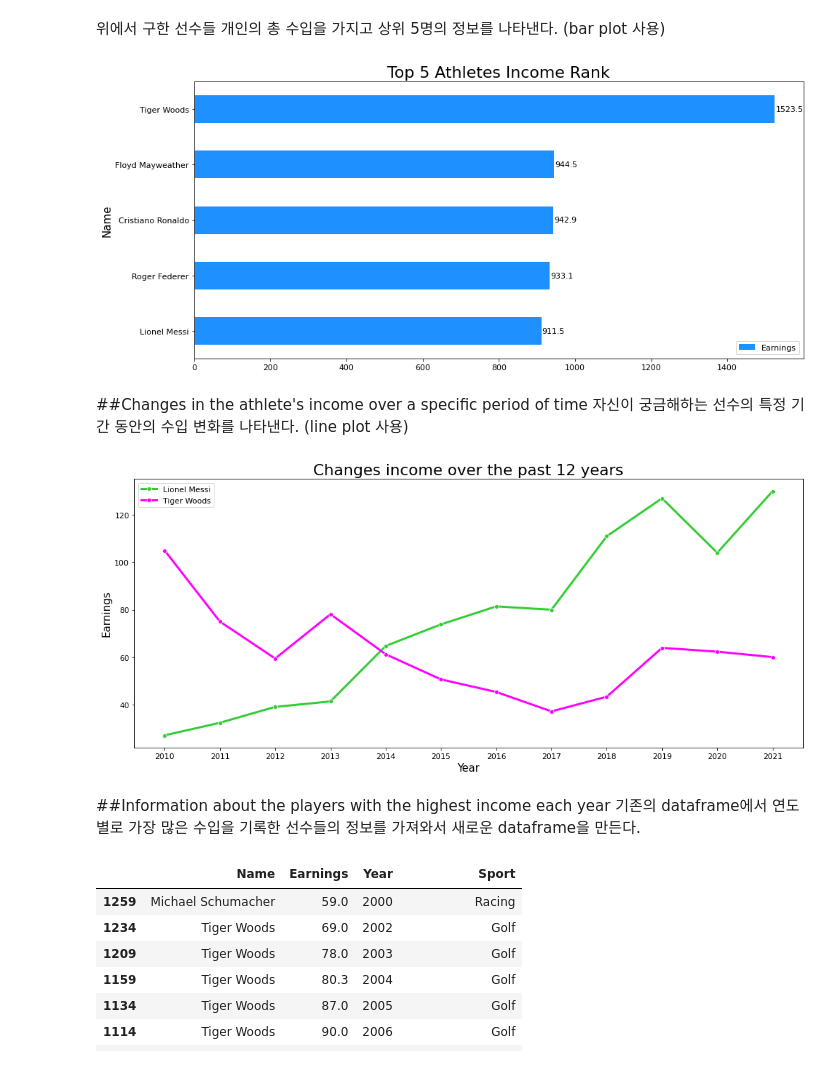
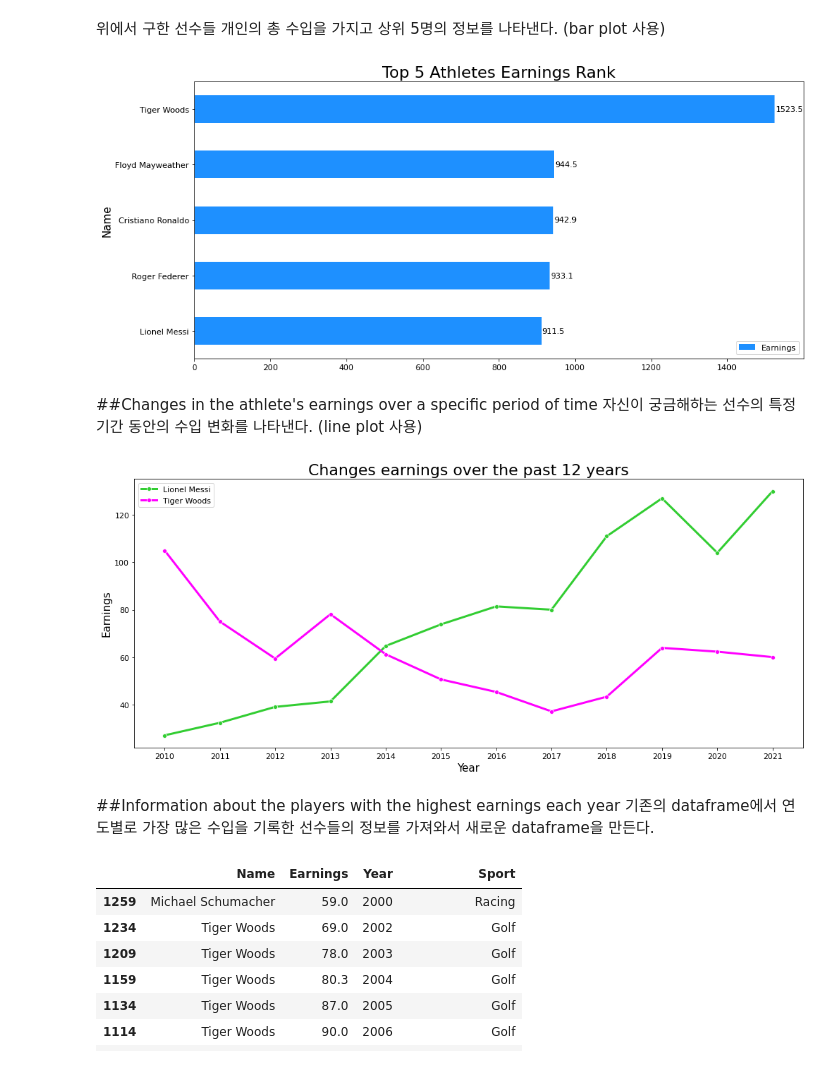
Before and after one commit to gjsin1105/DAP__, a Jupyter notebook: FinalProject.ipynb, the cells around one changed output. Cells and saved outputs as stored; diff of their text form; code cells hidden in the pictures.

```diff
--- a/FinalProject.ipynb
+++ b/FinalProject.ipynb
@@ -124,17 +124,17 @@ Name: Earnings, Length: 429, dtype: float64
 # %%
 top = pd.DataFrame(athlete_total)
 topincome = top.iloc[len(athlete_total)-5:len(athlete_total)+1]
 plt.rc('font', size=11)
 plt.rc('axes', titlesize=22)
 plt.rc('axes', labelsize=15)
-ax = topincome.plot(kind='barh', figsize=(15, 7), title='Top 5 Athletes Income Rank', color='dodgerblue', grid=False)
+ax = topincome.plot(kind='barh', figsize=(15, 7), title='Top 5 Athletes Earnings Rank', color='dodgerblue', grid=False)
 for p in ax.patches:
     x, y, width, height = p.get_bbox().bounds
     ax.text(width*1.002, y+height/2, "%.1f"%(width), va='center')
 # %% [output]
-[figure, old version]
+[figure, new version]
 # %% [markdown]
-##Changes in the athlete's income over a specific period of time
+##Changes in the athlete's earnings over a specific period of time
 자신이 궁금해하는 선수의 특정 기간 동안의 수입 변화를 나타낸다.
 (line plot 사용)
 # %%
@@ -143,7 +143,7 @@ df1 = df12.loc[:, ['Name', 'Earnings', 'Year']]
 df2 = df1.loc[df1['Name']=='Lionel Messi']
 df3 = df1.loc[df1['Name']=='Tiger Woods']
 fig = plt.figure(figsize=(17,7))
-plt.title('Changes income over the past 12 years',fontsize=22)
+plt.title('Changes earnings over the past 12 years',fontsize=22)
 plt.xlabel('Year')
 plt.ylabel('Earnings')
 sns.lineplot(x=df2['Year'], y=df2['Earnings'], label='Lionel Messi', linewidth=3, color='limegreen', marker="o")
@@ -151,9 +151,9 @@ sns.lineplot(x=df3['Year'], y=df3['Earnings'], label='Tiger Woods', linewidth=3,
 plt.xticks(np.arange(2010, 2022), ('2010', '2011', '2012', '2013', '2014', '2015', '2016', '2017', '2018', '2019', '2020', '2021'))
 plt.show()
 # %% [output]
-[figure, old version]
+[figure, new version]
 # %% [markdown]
-##Information about the players with the highest income each year
+##Information about the players with the highest earnings each year
 기존의 dataframe에서 연도별로 가장 많은 수입을 기록한 선수들의 정보를 가져와서 새로운 dataframe을 만든다.
 # %%
 data2000 = df[df['Year']==2000][:1]
```
Also changed, not shown: parts of 11 cells of this notebook.
